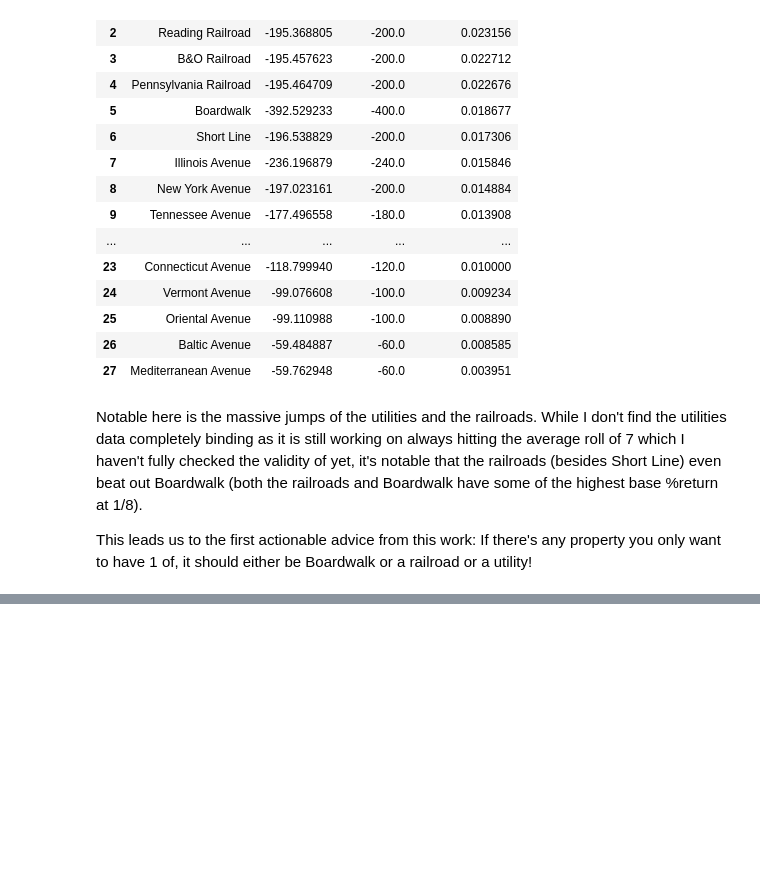
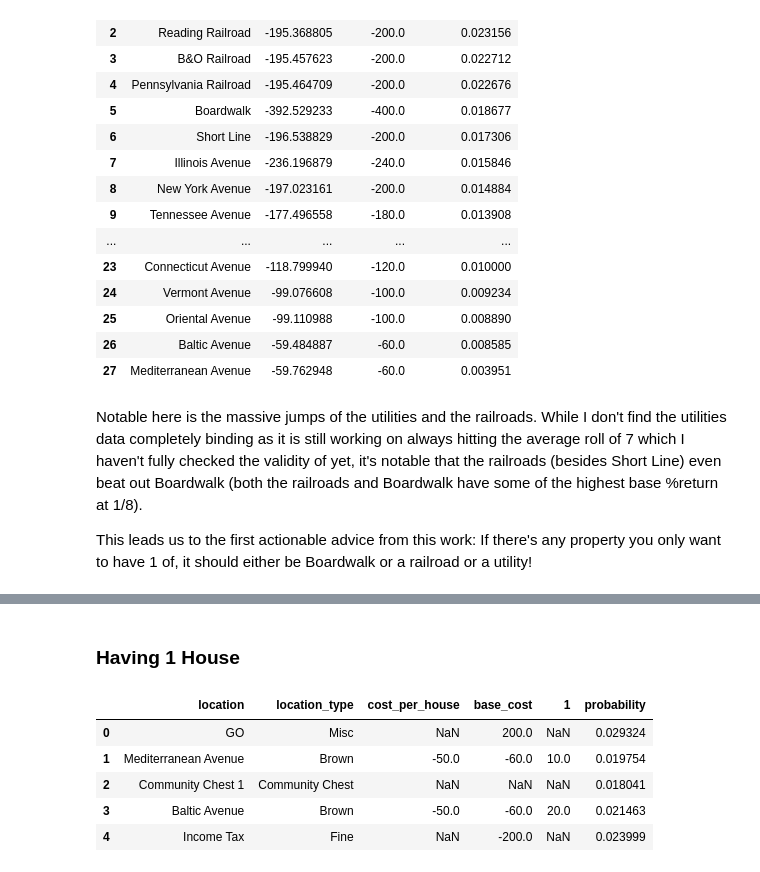
Before and after one commit to softly-undefined/monopoly-stats, a Jupyter notebook: monopoly.ipynb, the cells around one changed output, grey strips where cells are left out. Cells and saved outputs as stored; diff of their text form; code cells hidden in the pictures; blank space fills up the shorter version.

Commit message:
Groundwork of Complex Price Analysis

```diff
--- a/monopoly.ipynb
+++ b/monopoly.ipynb
@@ -424,0 +439,4 @@ This leads us to the first actionable advice from this work: If there's any prop
+# %%
+complex_price_df = pd.read_csv("prices.csv")
+
+complex_price_df.head()
@@ -424,0 +495,14 @@ This leads us to the first actionable advice from this work: If there's any prop
+# %% [markdown]
+### Having 1 House
+# %%
+one_house_df = complex_price_df[['location', 'location_type', 'cost_per_house', 'base_cost', '1']].copy() #capture just the part of price we want
+one_house_df['probability'] = df_2['Probability_30turns_4players'].copy()
+
+one_house_df.head()
+# %% [output]
+|  | location | location_type | cost_per_house | base_cost | 1 | probability |
+| 0 | GO | Misc | NaN | 200.0 | NaN | 0.029324 |
+| 1 | Mediterranean Avenue | Brown | -50.0 | -60.0 | 10.0 | 0.019754 |
+| 2 | Community Chest 1 | Community Chest | NaN | NaN | NaN | 0.018041 |
+| 3 | Baltic Avenue | Brown | -50.0 | -60.0 | 20.0 | 0.021463 |
+| 4 | Income Tax | Fine | NaN | -200.0 | NaN | 0.023999 |
```
Also changed, not shown: parts of 18 cells of this notebook.
